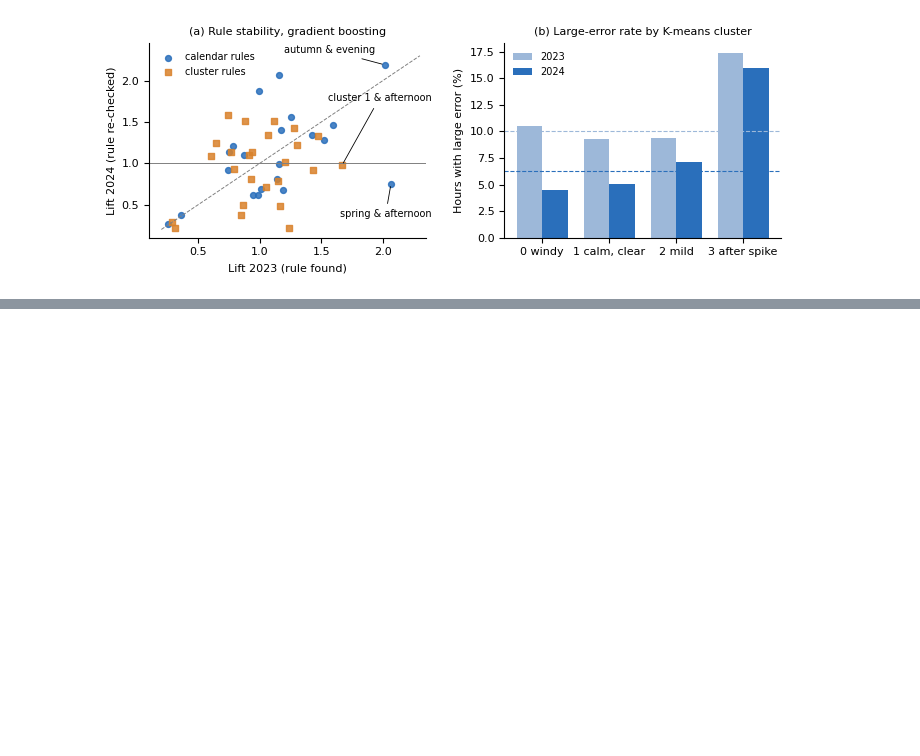
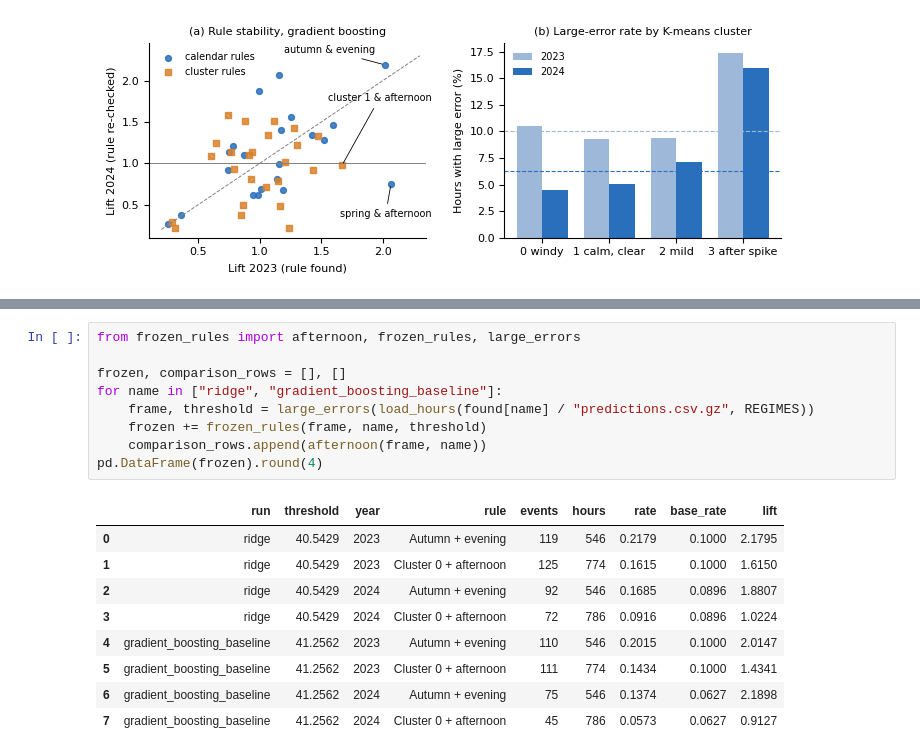
Before and after one commit to ougasta2/CT4DP, a Jupyter notebook: team/c-gradient-boosting/gradient_boosting_apriori.ipynb, the cells around one changed output, grey strips where cells are left out. Drawn from its saved outputs; the diff is of its cells as text; blank space fills up the shorter version.

```diff
--- a/team/c-gradient-boosting/gradient_boosting_apriori.ipynb
+++ b/team/c-gradient-boosting/gradient_boosting_apriori.ipynb
@@ -294,0 +303,19 @@ plt.show()
+# %%
+from frozen_rules import afternoon, frozen_rules, large_errors
+
+frozen, comparison_rows = [], []
+for name in ["ridge", "gradient_boosting_baseline"]:
+    frame, threshold = large_errors(load_hours(found[name] / "predictions.csv.gz", REGIMES))
+    frozen += frozen_rules(frame, name, threshold)
+    comparison_rows.append(afternoon(frame, name))
+pd.DataFrame(frozen).round(4)
+# %% [output]
+|  | run | threshold | year | rule | events | hours | rate | base_rate | lift |
+| 0 | ridge | 40.5429 | 2023 | Autumn + evening | 119 | 546 | 0.2179 | 0.1000 | 2.1795 |
+| 1 | ridge | 40.5429 | 2023 | Cluster 0 + afternoon | 125 | 774 | 0.1615 | 0.1000 | 1.6150 |
+| 2 | ridge | 40.5429 | 2024 | Autumn + evening | 92 | 546 | 0.1685 | 0.0896 | 1.8807 |
+| 3 | ridge | 40.5429 | 2024 | Cluster 0 + afternoon | 72 | 786 | 0.0916 | 0.0896 | 1.0224 |
+| 4 | gradient_boosting_baseline | 41.2562 | 2023 | Autumn + evening | 110 | 546 | 0.2015 | 0.1000 | 2.0147 |
+| 5 | gradient_boosting_baseline | 41.2562 | 2023 | Cluster 0 + afternoon | 111 | 774 | 0.1434 | 0.1000 | 1.4341 |
+| 6 | gradient_boosting_baseline | 41.2562 | 2024 | Autumn + evening | 75 | 546 | 0.1374 | 0.0627 | 2.1898 |
+| 7 | gradient_boosting_baseline | 41.2562 | 2024 | Cluster 0 + afternoon | 45 | 786 | 0.0573 | 0.0627 | 0.9127 |
```
Also changed, not shown: parts of 7 cells of this notebook, 2 other files.
